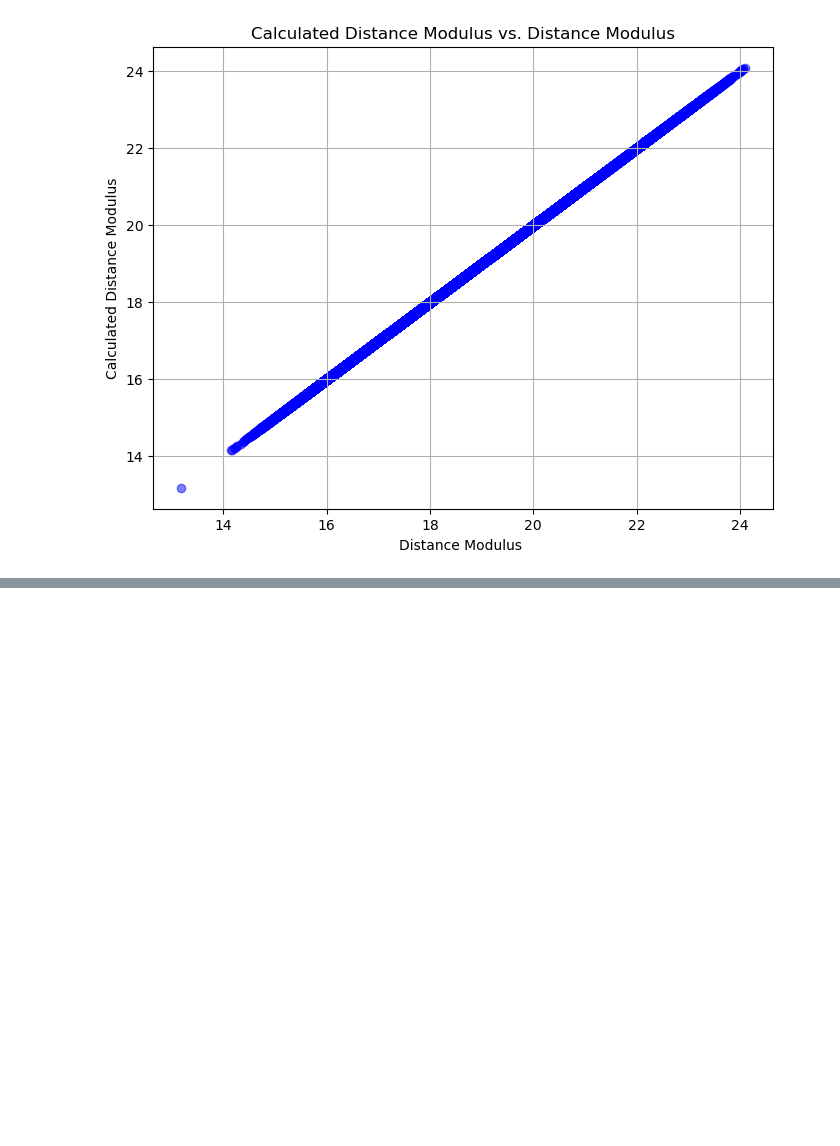
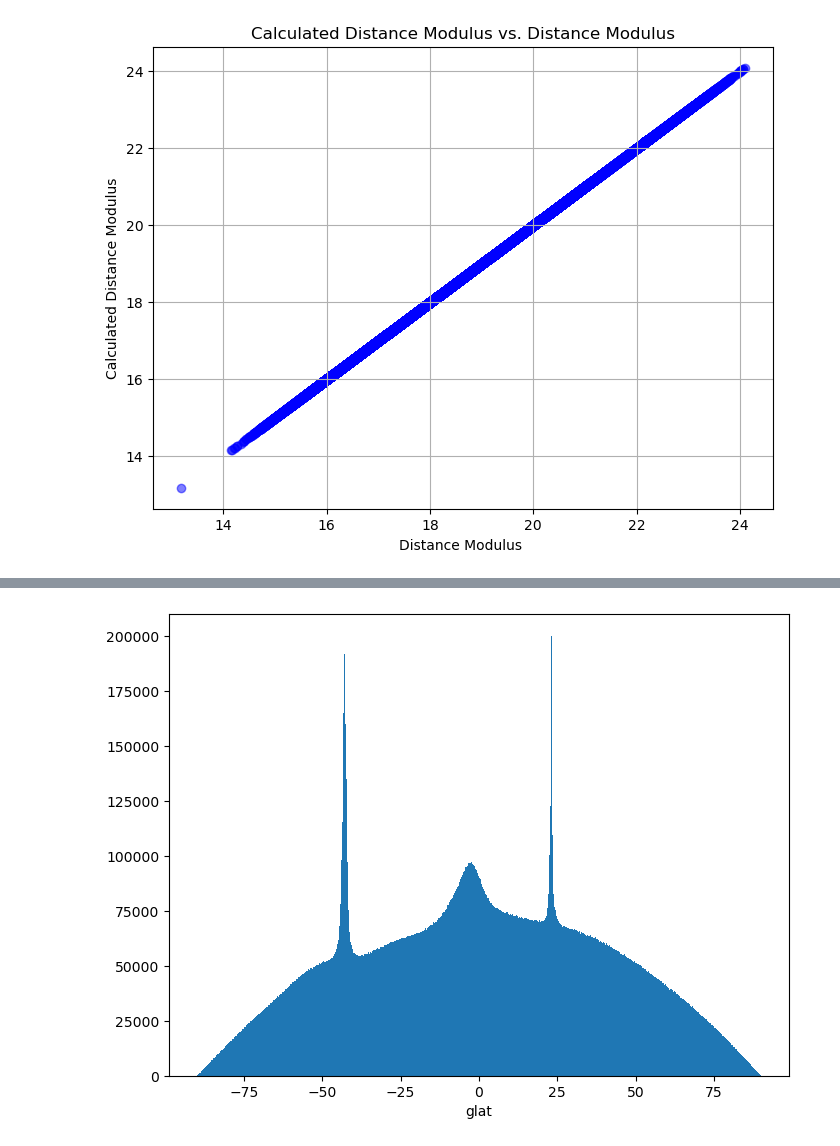
Before and after one commit to aeden2019/rubin_mw_mocks, a Jupyter notebook: src/analysis/color_magnitude_diagram.ipynb, the cells around one changed output, grey strips where cells are left out. Saved outputs shown, nothing was run; the diff lists cells and outputs as text; code cells hidden in the pictures; blank space fills up the shorter version.

```diff
--- a/src/analysis/color_magnitude_diagram.ipynb
+++ b/src/analysis/color_magnitude_diagram.ipynb
@@ -124,0 +126,13 @@ plt.show()
+# %%
+# Histogram of glat
+glat = survey.glat.to_numpy()
+
+plt.figure(figsize=(8, 6))
+plt.hist(glat, bins=1000)
+
+plt.xlabel("glat")
+
+# Show the plot
+plt.show()
+# %% [output]
+[figure, added]
```
Also changed, not shown: parts of 16 cells of this notebook, 1 other file.
